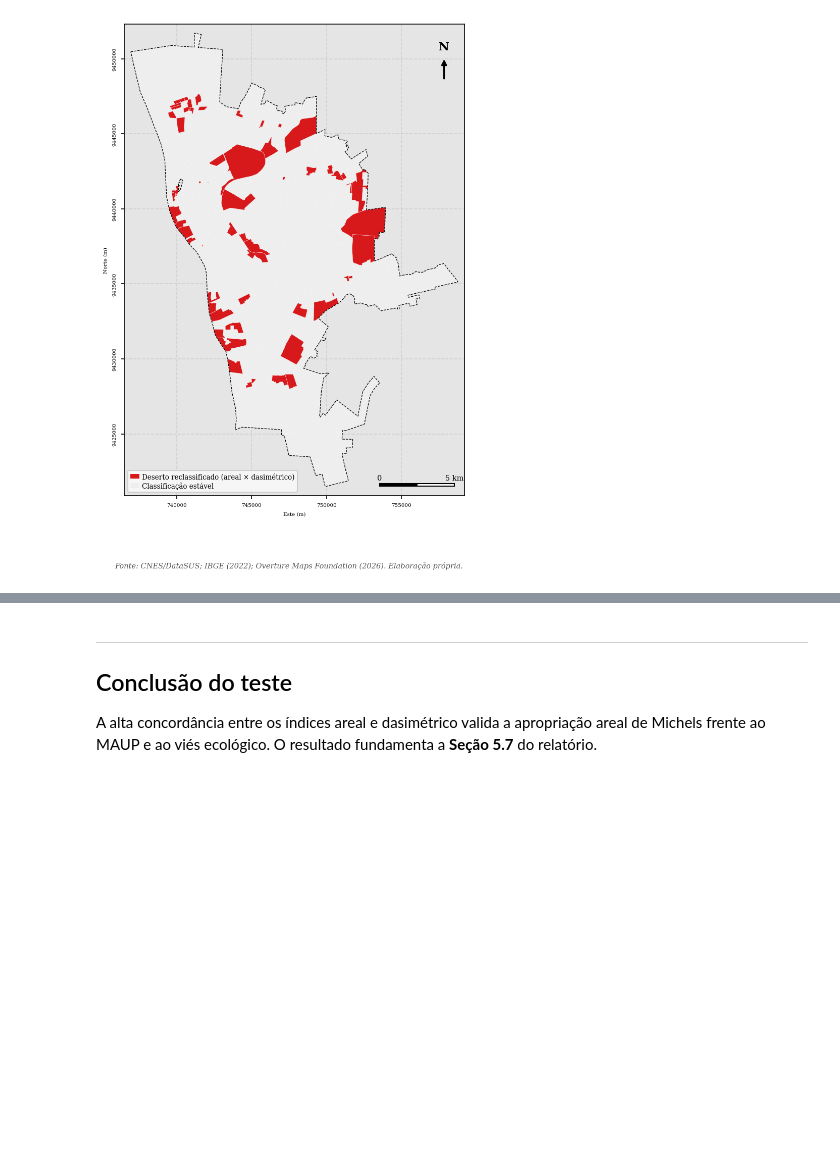
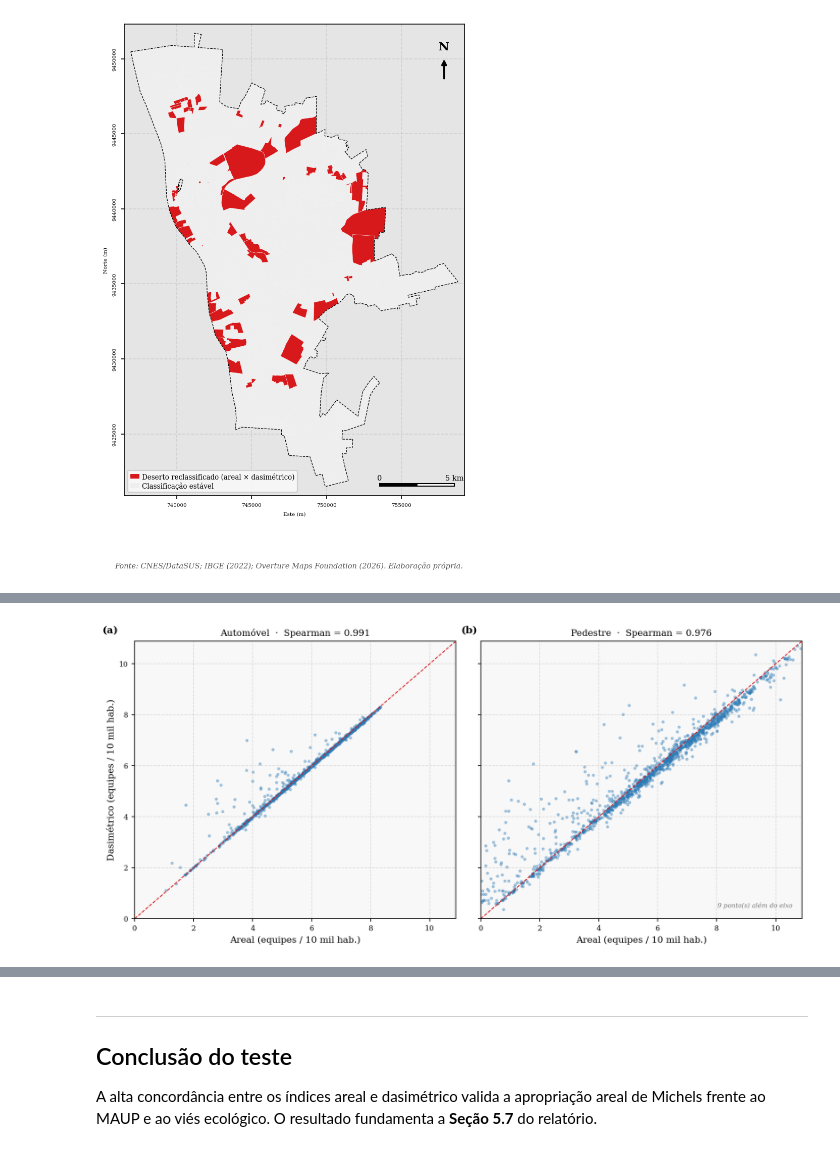
Before and after one commit to felipedantas-pi/ae2sfca-ubs, a Jupyter notebook: notebooks/05.2_Robustez_Dasimetrica.ipynb, the cells around one changed output, grey strips where cells are left out. Drawn from its saved outputs; the diff is of its cells as text; code cells hidden in the pictures; blank space fills up the shorter version.

```diff
--- a/notebooks/05.2_Robustez_Dasimetrica.ipynb
+++ b/notebooks/05.2_Robustez_Dasimetrica.ipynb
@@ -266,0 +376,29 @@ plt.show()
+# %%
+# -- 13. FIGURA: dispersão areal × dasimétrico — painel (a) carro / (b) pé ----
+car_a, car_d = m["acess_areal"] * 1e4,    m["acess_dasi"] * 1e4
+pe_a,  pe_d  = m_pe["acess_areal_pe"]*1e4, m_pe["acess_dasi_pe"]*1e4
+
+# eixo comum, truncado no p99 do pé p/ neutralizar o outlier (comparabilidade)
+L = 1.05 * max(car_a.max(), car_d.max(), np.percentile(pe_a, 99), np.percentile(pe_d, 99))
+fora = int((pe_a > L).sum() + (pe_d > L).sum())   # pontos do pé além do eixo
+
+fig, (ax1, ax2) = plt.subplots(1, 2, figsize=(11, 5.2), sharex=True, sharey=True)
+for ax, (xa, xd, rho_m, nome) in zip(
+        (ax1, ax2),
+        [(car_a, car_d, rho, "Automóvel"), (pe_a, pe_d, rho_pe, "Pedestre")]):
+    ax.scatter(xa, xd, s=6, alpha=0.35, color="#2C7BB6")
+    ax.plot([0, L], [0, L], color="#D7191C", ls="--", lw=1)        # reta de identidade
+    ax.set_xlim(0, L); ax.set_ylim(0, L)
+    ax.set_xlabel("Areal (equipes / 10 mil hab.)")
+    ax.set_title(f"{nome}  ·  Spearman = {rho_m:.3f}", fontsize=10)
+ax1.set_ylabel("Dasimétrico (equipes / 10 mil hab.)")
+ax1.text(-0.10, 1.03, "(a)", transform=ax1.transAxes, fontweight="bold", fontsize=11)
+ax2.text(-0.06, 1.03, "(b)", transform=ax2.transAxes, fontweight="bold", fontsize=11)
+if fora:
+    ax2.text(0.97, 0.04, f"{fora} ponto(s) além do eixo", transform=ax2.transAxes,
+             ha="right", fontsize=7, style="italic", color="#777")
+fig.tight_layout()
+fig.savefig(FIGURAS_NB / "nb052_robustez_dasi_dispersao_painel.png", dpi=300, bbox_inches="tight")
+plt.show()
+# %% [output]
+[figure, added]
```
Also changed, not shown: parts of 11 cells of this notebook, 5 other files.
